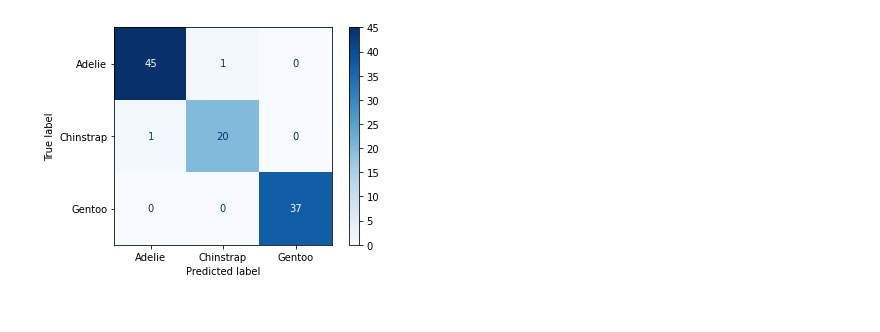
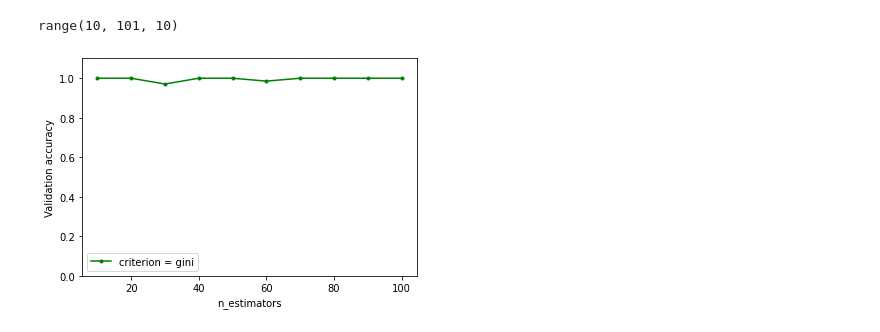
Before and after one commit to Tahuubinh/ML_HUST_PROJECT, a Jupyter notebook: code/random_forest.ipynb, the cells around one changed output. Drawn from its saved outputs; the diff is of its cells as text; code cells hidden in the pictures.

```diff
--- a/code/random_forest.ipynb
+++ b/code/random_forest.ipynb
@@ -25,25 +52,41 @@ y_test = np.eye(n_values)[y_test]
 # %%
-from sklearn.metrics import ConfusionMatrixDisplay
-from sklearn.metrics import confusion_matrix
-import matplotlib.pyplot as plt
 
-drugTree = RandomForestClassifier(n_estimators=100)
-drugTree.fit(X_train,y_train)
+def runRandomForest(n_estimators, criterion, X_train, y_train, X_valid, y_valid):
+    penguin = RandomForestClassifier(n_estimators=n_estimators, criterion=criterion)
+    penguin.fit(X_train,y_train)
 
-y_predict = drugTree.predict(X_test)
-y_predict = np.argmax(y_predict, axis=1)
-y_test_label = np.argmax(y_test, axis=1)
+    y_predict = penguin.predict(X_valid)
+    y_predict = np.argmax(y_predict, axis=1)
+    y_test_label = np.argmax(y_valid, axis=1)
 
+    score = sum(y_predict==y_test_label)/y_valid.shape[0]
 
-labels = ["Adelie", "Chinstrap", "Gentoo"]
+    # labels = ["Adelie", "Chinstrap", "Gentoo"]
 
-cm = confusion_matrix(y_test_label, y_predict)
+    # cm = confusion_matrix(y_test_label, y_predict)
 
-disp = ConfusionMatrixDisplay(confusion_matrix=cm, display_labels=labels)
+    # disp = ConfusionMatrixDisplay(confusion_matrix=cm, display_labels=labels)
 
-disp.plot(cmap=plt.cm.Blues)
-# plt.savefig('../pics/random_forest/confusion_matrix')
-# plt.savefig('../pics/random_forest/confusion_matrix.pdf')
-plt.show()
+    # disp.plot(cmap=plt.cm.Blues)
+    # # plt.savefig('../pics/random_forest/confusion_matrix')
+    # # plt.savefig('../pics/random_forest/confusion_matrix.pdf')
+    # plt.show()
+    return score
-# %% [output]
-[figure, removed]
+# %%
+X_train, y_train, X_valid, y_valid = getData(50)
+his_1_score = []
+n_estimators = range(10, 101, 10)
+print(n_estimators)
+for i in n_estimators:
+    his_1 = runRandomForest(i, 'gini', X_train, y_train, X_valid, y_valid)
+    his_1_score.append(his_1)
+
+plt.plot(n_estimators,his_1_score, 'g', label='criterion = gini', marker='.')
+plt.xlabel('n_estimators')
+plt.ylabel('Validation accuracy')
+plt.ylim(0, 1.1)
+plt.legend()
+plt.show()
+# %% [output]
+range(10, 101, 10)
+[figure, added]
```
Also changed, not shown: parts of 3 cells of this notebook, 4 other files.
